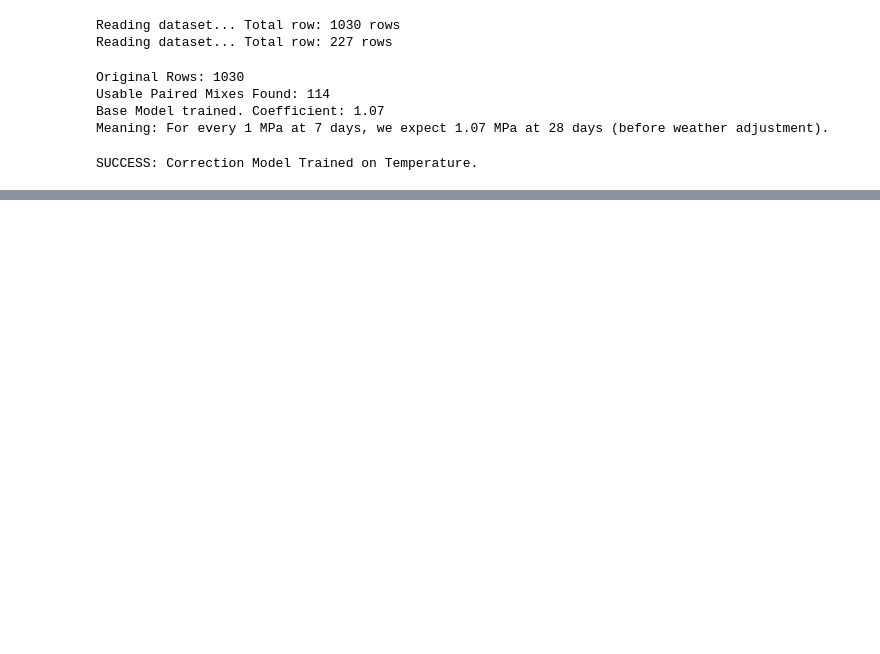
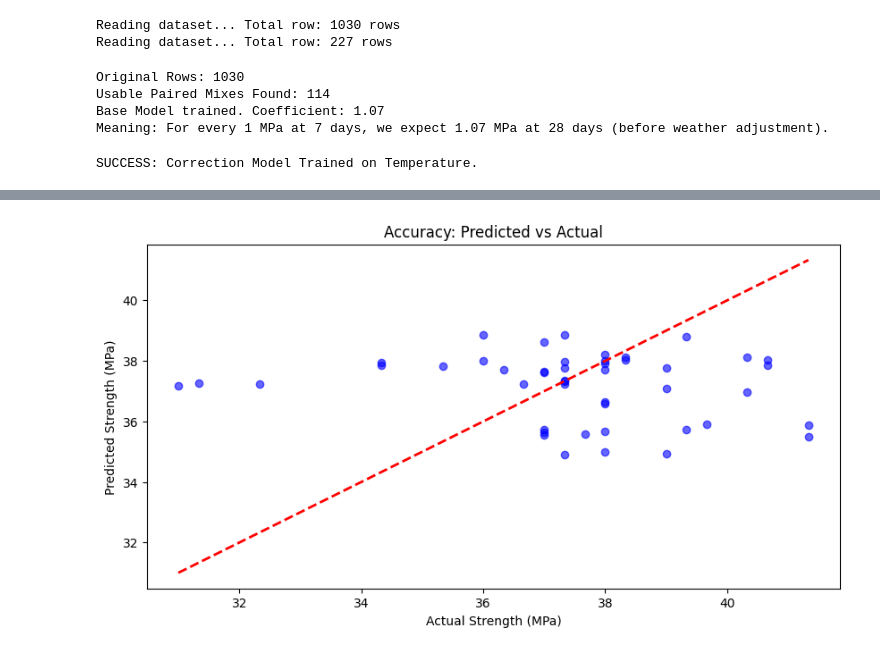
Before and after one commit to zmletters/Concrete-Strength-Analysis-and-Prediction-for-Quality-Control-Using-Machine-Learning, a Jupyter notebook: test.ipynb, the cells around one changed output, grey strips where cells are left out. Drawn from its saved outputs; the diff is of its cells as text; code cells hidden in the pictures; blank space fills up the shorter version.

```diff
--- a/test.ipynb
+++ b/test.ipynb
@@ -4,10 +4,10 @@ import numpy as np
 from sklearn.linear_model import LinearRegression
 from sklearn.ensemble import RandomForestRegressor
 # %%
-df = pd.read_csv("zainfaisal_pakistan_concrete_data.csv")
+df = pd.read_csv("Data/zainfaisal_pakistan_concrete_data.csv")
 print(f"Reading dataset... Total row: {df.shape[0]} rows")
 
-df_local = pd.read_csv("localdataset.csv")
+df_local = pd.read_csv("Data/localdataset.csv")
 print(f"Reading dataset... Total row: {df_local.shape[0]} rows")
 
 def process_kaggle_data(df):
@@ -117,0 +223,91 @@ Cold Weather (5°C): {'7_Day_Input': 25, 'Avg_Temp': 5.0, 'Lab_Curve_Pred': np.f
+# %%
+import pandas as pd
+import numpy as np
+import matplotlib.pyplot as plt
+from sklearn.ensemble import RandomForestRegressor
+from sklearn.model_selection import train_test_split
+from sklearn.metrics import mean_absolute_error, r2_score
+
+# --- 1. PREPARE THE DATA ---
+# (Assumes kaggle_pairs and df_local are already loaded)
+
+# A. Split Kaggle Data (To test Base Model)
+X_kaggle = kaggle_pairs[['Strength_7']]
+y_kaggle = kaggle_pairs['Strength_28']
+X_train_k, X_test_k, y_train_k, y_test_k = train_test_split(X_kaggle, y_kaggle, test_size=0.2, random_state=42)
+
+# B. Split Local Data (To test Correction Model)
+# First, generate the "Base Prediction" so we know the residual
+base_rf = RandomForestRegressor(n_estimators=100, max_depth=5, random_state=42)
+base_rf.fit(X_train_k, y_train_k) # Train on 80% of Kaggle data
+
+# Prepare Local Data
+input_base_local = df_local[['Strength_7']]
+df_local['Base_Pred'] = base_rf.predict(input_base_local)
+df_local['Residual'] = df_local['Strength_28'] - df_local['Base_Pred']
+
+X_local = df_local[['avgTemp']]
+y_local = df_local['Residual']
+X_train_l, X_test_l, y_train_l, y_test_l = train_test_split(X_local, y_local, test_size=0.2, random_state=42)
+
+# --- 2. TRAIN MODELS ---
+
+print("Training Random Forest Models...")
+
+# Train Base Model (Already fitted above, but this is the logical step)
+# base_rf is the "Lab Curve" model
+
+# Train Correction Model
+corr_rf = RandomForestRegressor(
+    n_estimators=100,
+    max_depth=5,
+    random_state=42)
+corr_rf = RandomForestRegressor(
+    n_estimators=200,
+    max_depth=3,        # Reduced from 5
+    min_samples_leaf=5, # Added constraint
+    random_state=42
+)
+corr_rf.fit(X_train_l, y_train_l)
+
+print("Done.")
+
+# --- 3. PRINT ACCURACY REPORT ---
+
+# Evaluate Base Model (Kaggle Test Set)
+pred_k = base_rf.predict(X_test_k)
+mae_k = mean_absolute_error(y_test_k, pred_k)
+r2_k = r2_score(y_test_k, pred_k)
+
+print("\n" + "="*30)
+print("   MODEL ACCURACY REPORT")
+print("="*30)
+print(f"1. BASE MODEL (Lab Data Only)")
+print(f"   MAE: {mae_k:.2f} MPa  (Lower is better)")
+print(f"   R² : {r2_k:.2f}       (Closer to 1.0 is better)")
+print("-" * 30)
+
+# Evaluate Combined System (Local Test Set)
+# System = Base_Prediction + Correction_Prediction
+base_part = base_rf.predict(df_local.loc[X_test_l.index, ['Strength_7']])
+corr_part = corr_rf.predict(X_test_l)
+final_pred = base_part + corr_part
+actual_vals = df_local.loc[X_test_l.index, 'Strength_28']
+
+mae_final = mean_absolute_error(actual_vals, final_pred)
+r2_final = r2_score(actual_vals, final_pred)
+
+print(f"2. FINAL COMBINED SYSTEM (Real World)")
+print(f"   MAE: {mae_final:.2f} MPa")
+print(f"   R² : {r2_final:.2f}")
+print("="*30)
+
+# --- 4. VISUALIZATION (Actual vs Predicted) ---
+plt.figure(figsize=(10, 5))
+plt.scatter(actual_vals, final_pred, color='blue', alpha=0.6)
+plt.plot([actual_vals.min(), actual_vals.max()], [actual_vals.min(), actual_vals.max()], 'r--', lw=2)
+plt.xlabel('Actual Strength (MPa)')
+plt.ylabel('Predicted Strength (MPa)')
+plt.title('Accuracy: Predicted vs Actual')
+plt.show()
+# %% [output]
@@ -117,0 +328 @@ Cold Weather (5°C): {'7_Day_Input': 25, 'Avg_Temp': 5.0, 'Lab_Curve_Pred': np.f
+[figure, added]
```
Also changed, not shown: parts of 4 cells of this notebook, 1 other file.
